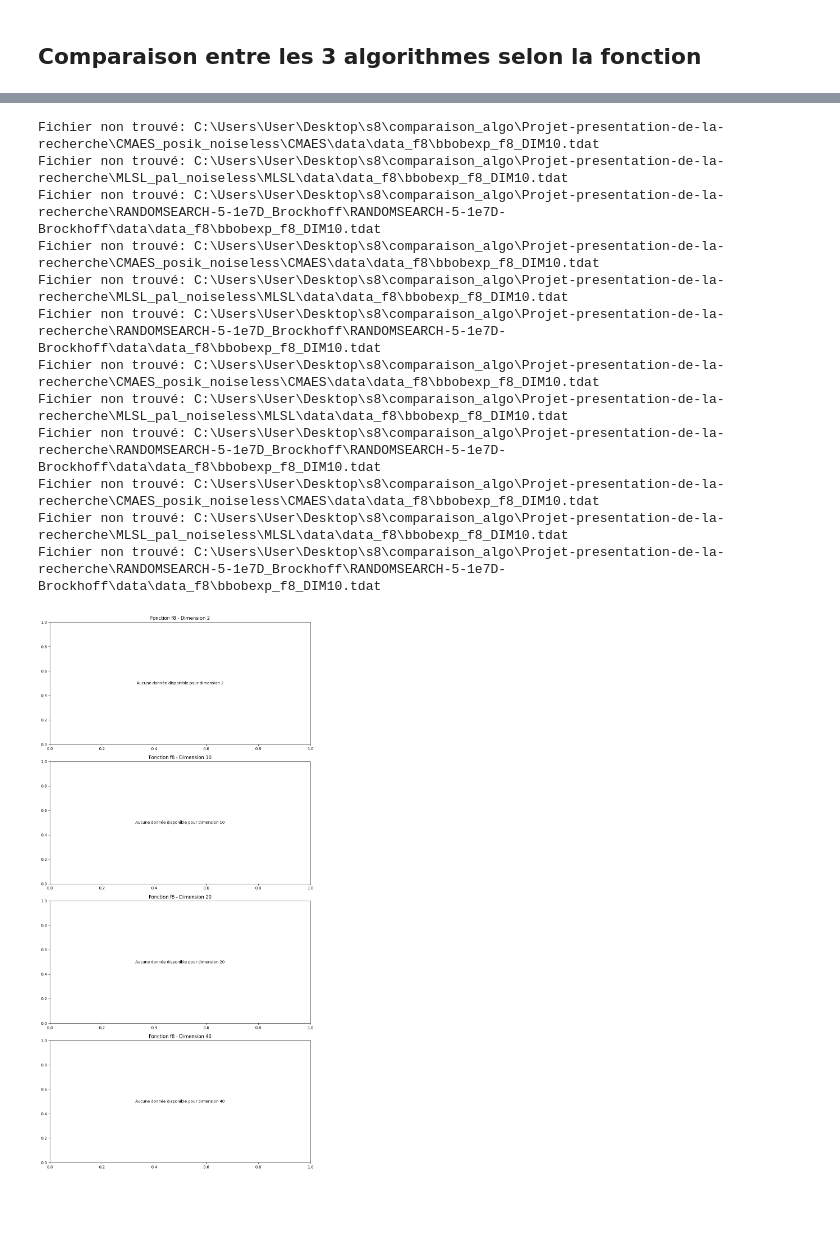
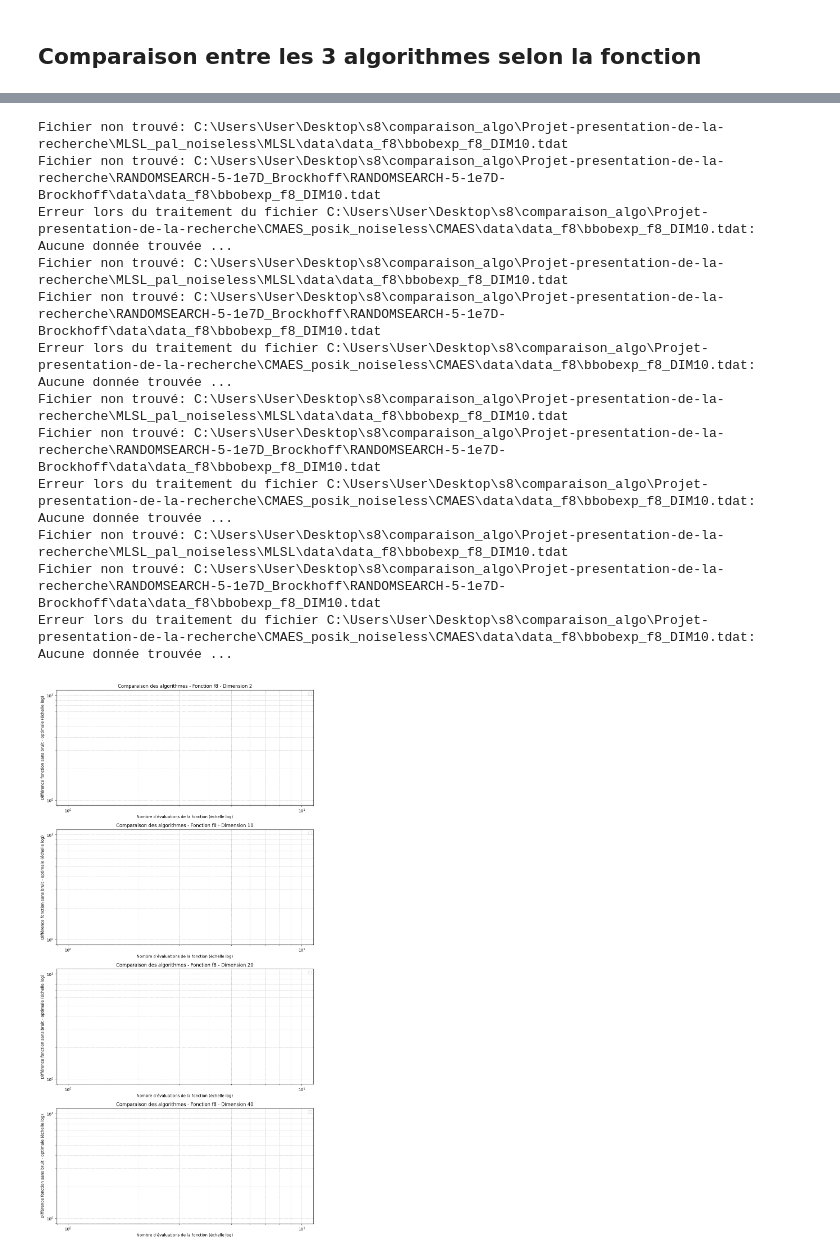
Before and after one commit to NawalMalki/Projet-presentation-de-la-recherche, a Jupyter notebook: présentation à la recherche - Notebook.ipynb, the cells around one changed output, grey strips where cells are left out. Saved outputs shown, nothing was run; the diff lists cells and outputs as text; code cells hidden in the pictures; blank space fills up the shorter version.

```diff
--- a/présentation à la recherche - Notebook.ipynb
+++ b/présentation à la recherche - Notebook.ipynb
@@ -760,7 +760,7 @@ if __name__ == "__main__":
     ]
 
     # Noms des algorithmes
-    noms_algos = ["CMA-ES", "MLSL", "RandoSsearch"]
+    noms_algos = ["CMA-ES", "MLSL", "RandomSearch"]
 
     # Fonctions à comparer
     fonctions = ["f5", "f8", "f13", "f15", "f23"]
@@ -812,13 +812,13 @@ if __name__ == "__main__":
-Fichier non trouvé: C:\Users\User\Desktop\s8\comparaison_algo\Projet-presentation-de-la-recherche\CMAES_posik_noiseless\CMAES\data\data_f8\bbobexp_f8_DIM10.tdat
 Fichier non trouvé: C:\Users\User\Desktop\s8\comparaison_algo\Projet-presentation-de-la-recherche\MLSL_pal_noiseless\MLSL\data\data_f8\bbobexp_f8_DIM10.tdat
 Fichier non trouvé: C:\Users\User\Desktop\s8\comparaison_algo\Projet-presentation-de-la-recherche\RANDOMSEARCH-5-1e7D_Brockhoff\RANDOMSEARCH-5-1e7D-Brockhoff\data\data_f8\bbobexp_f8_DIM10.tdat
-Fichier non trouvé: C:\Users\User\Desktop\s8\comparaison_algo\Projet-presentation-de-la-recherche\CMAES_posik_noiseless\CMAES\data\data_f8\bbobexp_f8_DIM10.tdat
+Erreur lors du traitement du fichier C:\Users\User\Desktop\s8\comparaison_algo\Projet-presentation-de-la-recherche\CMAES_posik_noiseless\CMAES\data\data_f8\bbobexp_f8_DIM10.tdat: Aucune donnée trouvée ...
 Fichier non trouvé: C:\Users\User\Desktop\s8\comparaison_algo\Projet-presentation-de-la-recherche\MLSL_pal_noiseless\MLSL\data\data_f8\bbobexp_f8_DIM10.tdat
 Fichier non trouvé: C:\Users\User\Desktop\s8\comparaison_algo\Projet-presentation-de-la-recherche\RANDOMSEARCH-5-1e7D_Brockhoff\RANDOMSEARCH-5-1e7D-Brockhoff\data\data_f8\bbobexp_f8_DIM10.tdat
-Fichier non trouvé: C:\Users\User\Desktop\s8\comparaison_algo\Projet-presentation-de-la-recherche\CMAES_posik_noiseless\CMAES\data\data_f8\bbobexp_f8_DIM10.tdat
+Erreur lors du traitement du fichier C:\Users\User\Desktop\s8\comparaison_algo\Projet-presentation-de-la-recherche\CMAES_posik_noiseless\CMAES\data\data_f8\bbobexp_f8_DIM10.tdat: Aucune donnée trouvée ...
 Fichier non trouvé: C:\Users\User\Desktop\s8\comparaison_algo\Projet-presentation-de-la-recherche\MLSL_pal_noiseless\MLSL\data\data_f8\bbobexp_f8_DIM10.tdat
 Fichier non trouvé: C:\Users\User\Desktop\s8\comparaison_algo\Projet-presentation-de-la-recherche\RANDOMSEARCH-5-1e7D_Brockhoff\RANDOMSEARCH-5-1e7D-Brockhoff\data\data_f8\bbobexp_f8_DIM10.tdat
-Fichier non trouvé: C:\Users\User\Desktop\s8\comparaison_algo\Projet-presentation-de-la-recherche\CMAES_posik_noiseless\CMAES\data\data_f8\bbobexp_f8_DIM10.tdat
+Erreur lors du traitement du fichier C:\Users\User\Desktop\s8\comparaison_algo\Projet-presentation-de-la-recherche\CMAES_posik_noiseless\CMAES\data\data_f8\bbobexp_f8_DIM10.tdat: Aucune donnée trouvée ...
 Fichier non trouvé: C:\Users\User\Desktop\s8\comparaison_algo\Projet-presentation-de-la-recherche\MLSL_pal_noiseless\MLSL\data\data_f8\bbobexp_f8_DIM10.tdat
 Fichier non trouvé: C:\Users\User\Desktop\s8\comparaison_algo\Projet-presentation-de-la-recherche\RANDOMSEARCH-5-1e7D_Brockhoff\RANDOMSEARCH-5-1e7D-Brockhoff\data\data_f8\bbobexp_f8_DIM10.tdat
+Erreur lors du traitement du fichier C:\Users\User\Desktop\s8\comparaison_algo\Projet-presentation-de-la-recherche\CMAES_posik_noiseless\CMAES\data\data_f8\bbobexp_f8_DIM10.tdat: Aucune donnée trouvée ...
-[figure, old version]
+[figure, new version]
```
Also changed, not shown: parts of 1 cell of this notebook.
